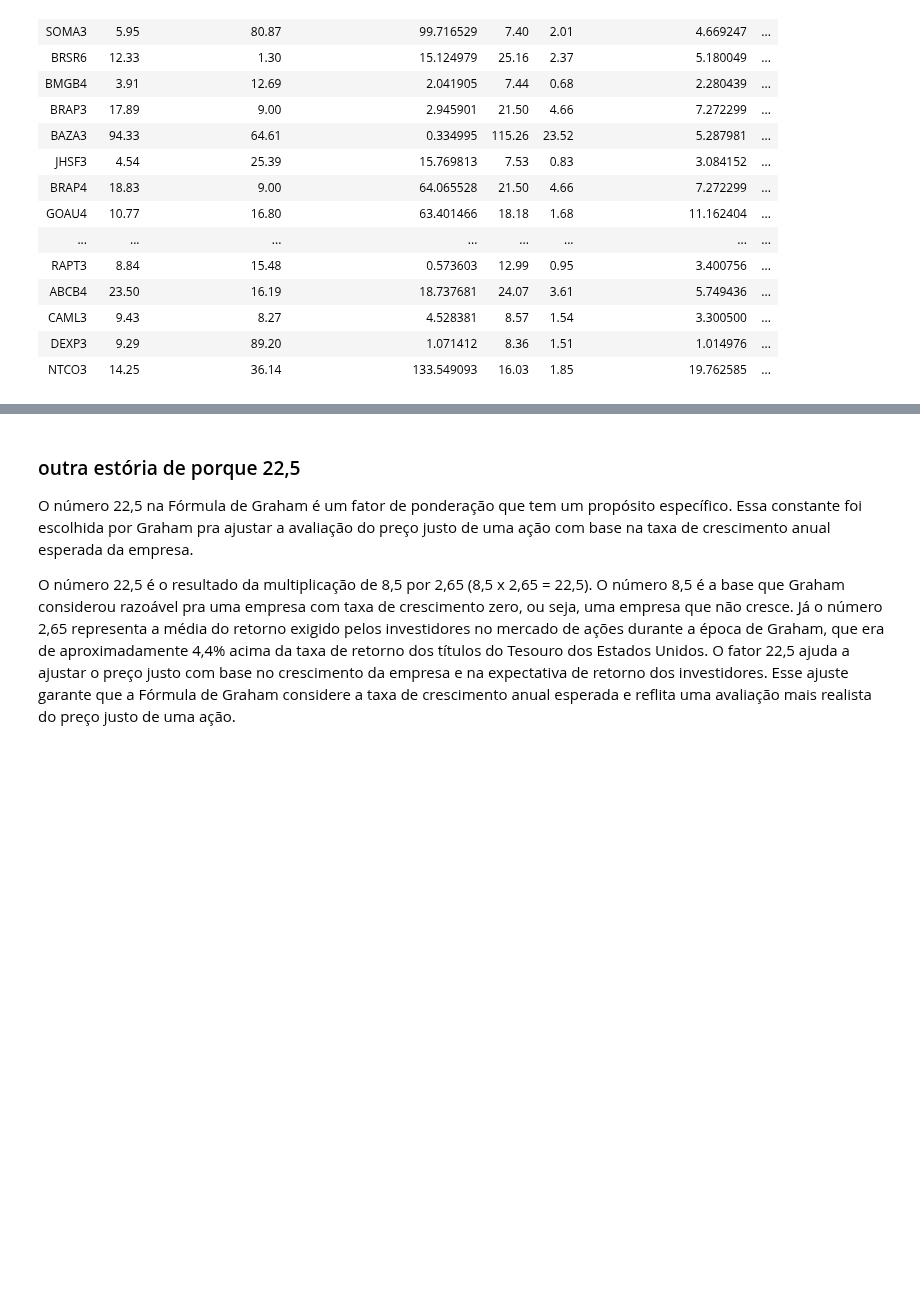
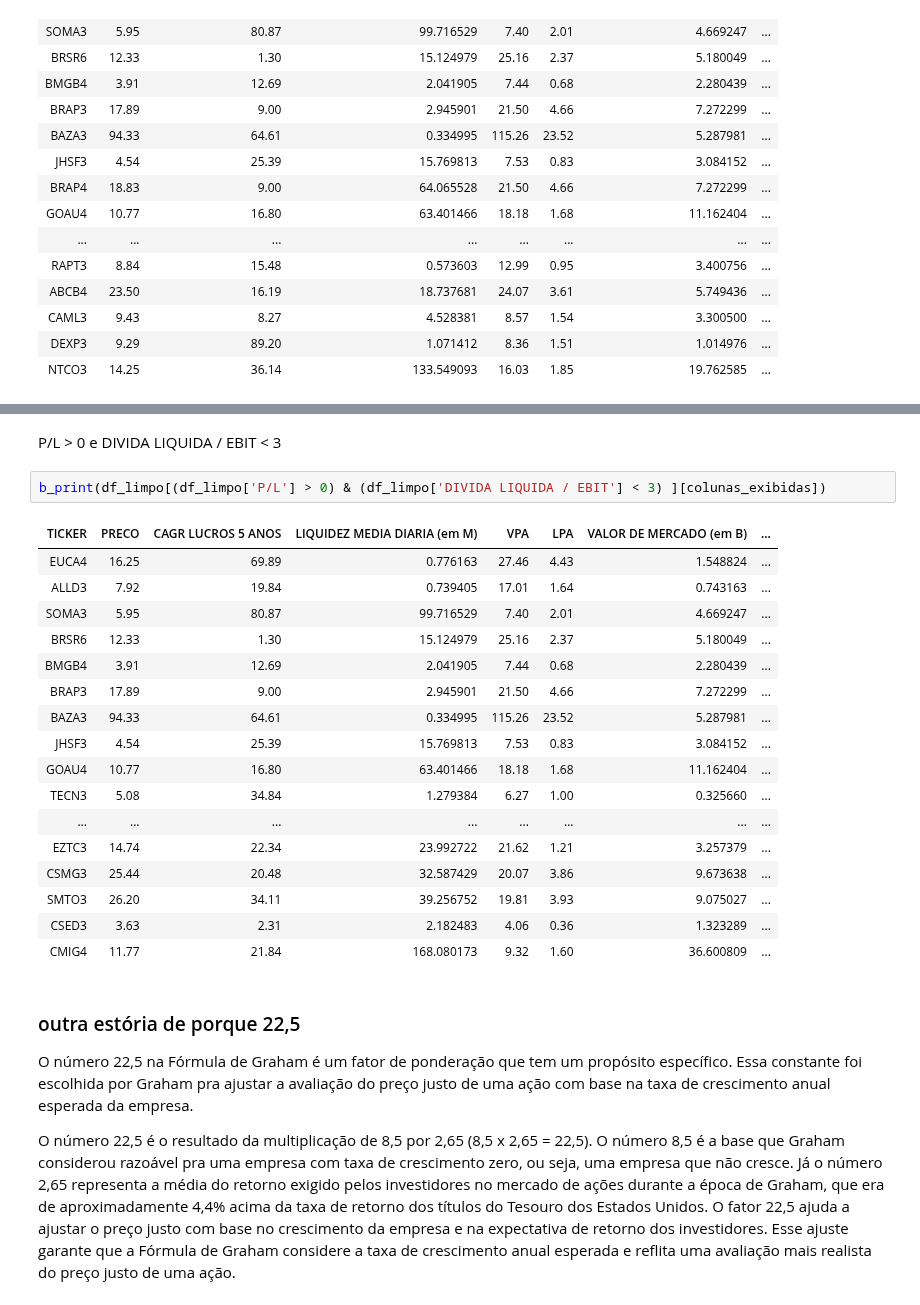
Before and after one commit to BDonadelli/Finance-playground, a Jupyter notebook: CART_graham.ipynb, the cells around one changed output, grey strips where cells are left out. Drawn from its saved outputs; the diff is of its cells as text; blank space fills up the shorter version.

```diff
--- a/CART_graham.ipynb
+++ b/CART_graham.ipynb
@@ -189,3 +193,25 @@ b_print(fundsSI[(fundsSI['P/L'] > 0) & (fundsSI['DIVIDA LIQUIDA / EBIT'] < 3) ][
+# %% [markdown]
+P/L > 0 e DIVIDA LIQUIDA / EBIT < 3
+# %%
+b_print(df_limpo[(df_limpo['P/L'] > 0) & (df_limpo['DIVIDA LIQUIDA / EBIT'] < 3) ][colunas_exibidas])
+# %% [output]
+| TICKER | PRECO | CAGR LUCROS 5 ANOS | LIQUIDEZ MEDIA DIARIA (em M) | VPA | LPA | VALOR DE MERCADO (em B) | ... |
+| EUCA4 | 16.25 | 69.89 | 0.776163 | 27.46 | 4.43 | 1.548824 | ... |
+| ALLD3 | 7.92 | 19.84 | 0.739405 | 17.01 | 1.64 | 0.743163 | ... |
+| SOMA3 | 5.95 | 80.87 | 99.716529 | 7.40 | 2.01 | 4.669247 | ... |
+| BRSR6 | 12.33 | 1.30 | 15.124979 | 25.16 | 2.37 | 5.180049 | ... |
+| BMGB4 | 3.91 | 12.69 | 2.041905 | 7.44 | 0.68 | 2.280439 | ... |
+| BRAP3 | 17.89 | 9.00 | 2.945901 | 21.50 | 4.66 | 7.272299 | ... |
+| BAZA3 | 94.33 | 64.61 | 0.334995 | 115.26 | 23.52 | 5.287981 | ... |
+| JHSF3 | 4.54 | 25.39 | 15.769813 | 7.53 | 0.83 | 3.084152 | ... |
+| GOAU4 | 10.77 | 16.80 | 63.401466 | 18.18 | 1.68 | 11.162404 | ... |
+| TECN3 | 5.08 | 34.84 | 1.279384 | 6.27 | 1.00 | 0.325660 | ... |
+| ... | ... | ... | ... | ... | ... | ... | ... |
+| EZTC3 | 14.74 | 22.34 | 23.992722 | 21.62 | 1.21 | 3.257379 | ... |
+| CSMG3 | 25.44 | 20.48 | 32.587429 | 20.07 | 3.86 | 9.673638 | ... |
+| SMTO3 | 26.20 | 34.11 | 39.256752 | 19.81 | 3.93 | 9.075027 | ... |
+| CSED3 | 3.63 | 2.31 | 2.182483 | 4.06 | 0.36 | 1.323289 | ... |
+| CMIG4 | 11.77 | 21.84 | 168.080173 | 9.32 | 1.60 | 36.600809 | ... |
 # %% [markdown]
 ### outra estória de porque 22,5
 
```
Also changed, not shown: parts of 7 cells of this notebook.
